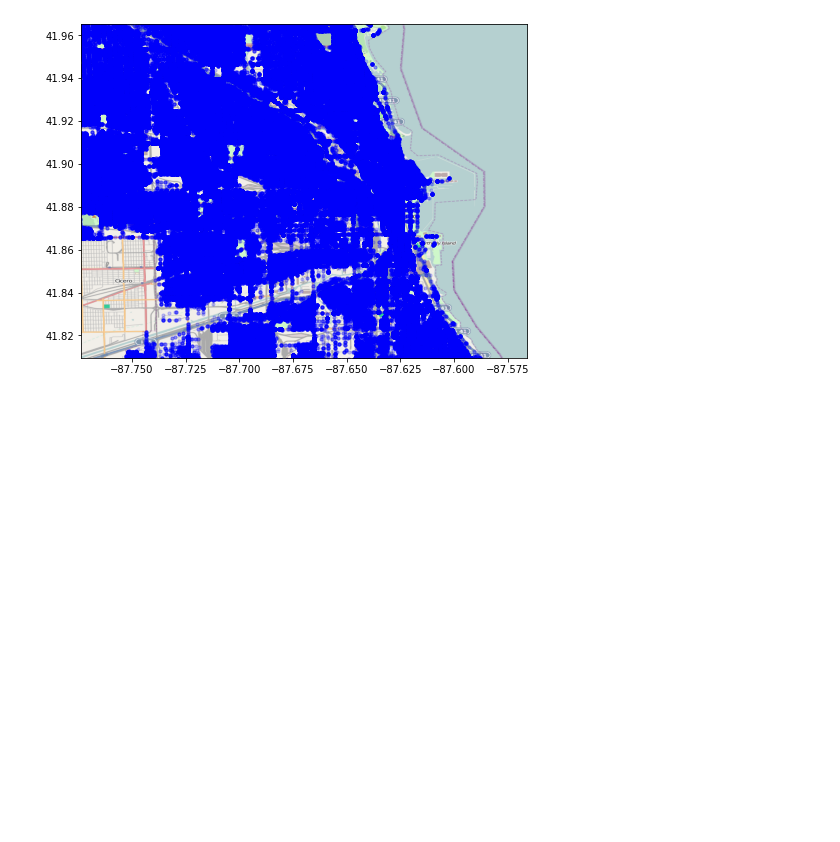
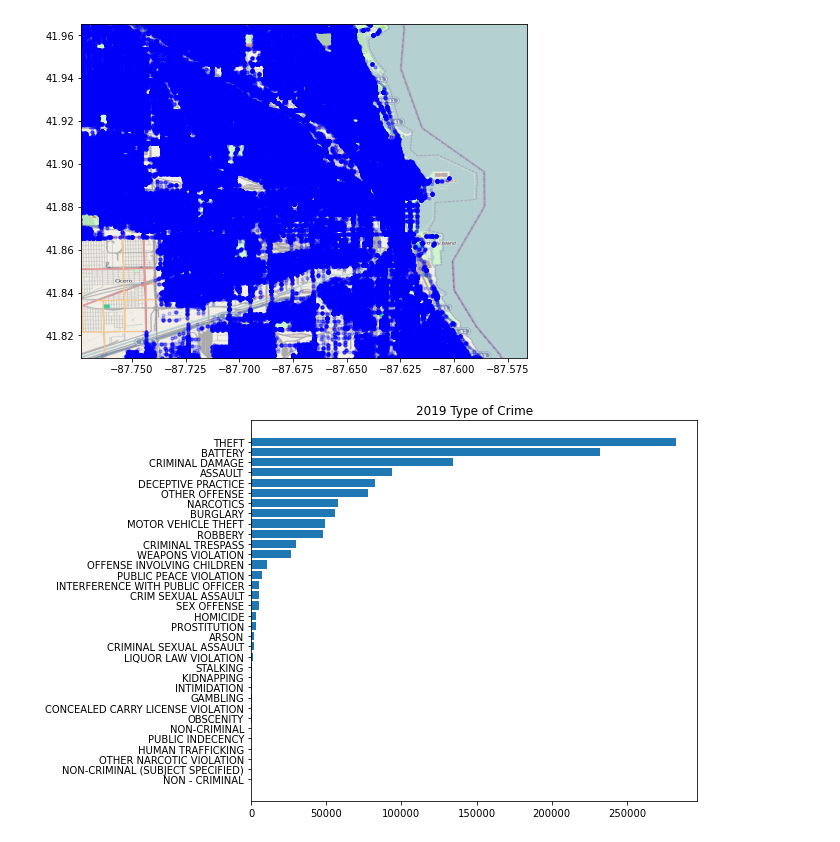
Before and after one commit to emmy0021/ChicagoCrimeAnalysis, a Jupyter notebook: ChicagoCrimeAnalysis.ipynb, the cells around one changed output. Cells and saved outputs as stored; diff of their text form; code cells hidden in the pictures; blank space fills up the shorter version.

Commit message:
Crime types bar graph

```diff
--- a/ChicagoCrimeAnalysis.ipynb
+++ b/ChicagoCrimeAnalysis.ipynb
@@ -53,3 +55,17 @@ ax.imshow(chicagoMap, zorder=0, extent = BBox, aspect= 'equal')
 # %% [output]
 <matplotlib.image.AxesImage at 0x...>
 [figure]
+# %%
+df2019 = df[df['Year'] == 2019]
+
+crime_types_19 = df['Primary Type'].value_counts().index.tolist()
+crime_types_count_19 = df['Primary Type'].value_counts()
+
+plt.figure(figsize=(8,7))
+plt.title("2019 Type of Crime")
+plt.barh(crime_types_19,crime_types_count_19)
+plt.xticks(rotation=0)
+plt.gca().invert_yaxis()
+plt.show()
+# %% [output]
+[figure, added]
```
Also changed, not shown: parts of 2 cells of this notebook.
